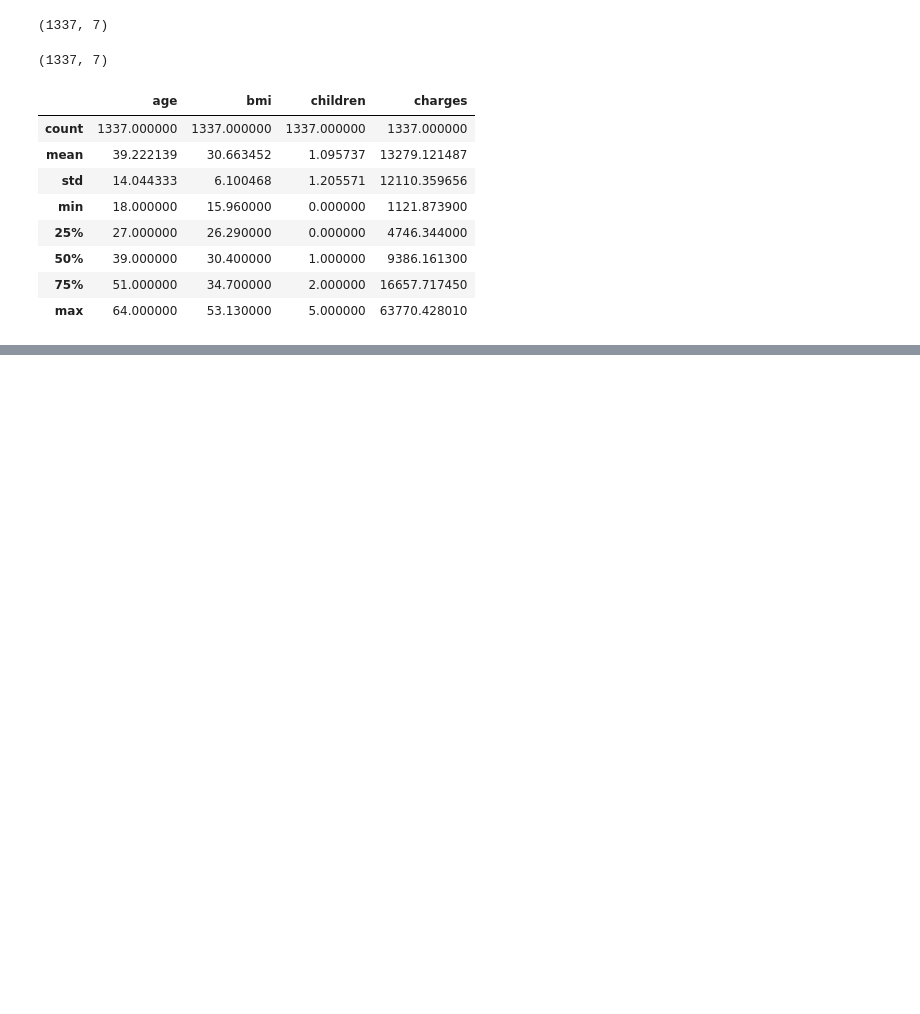
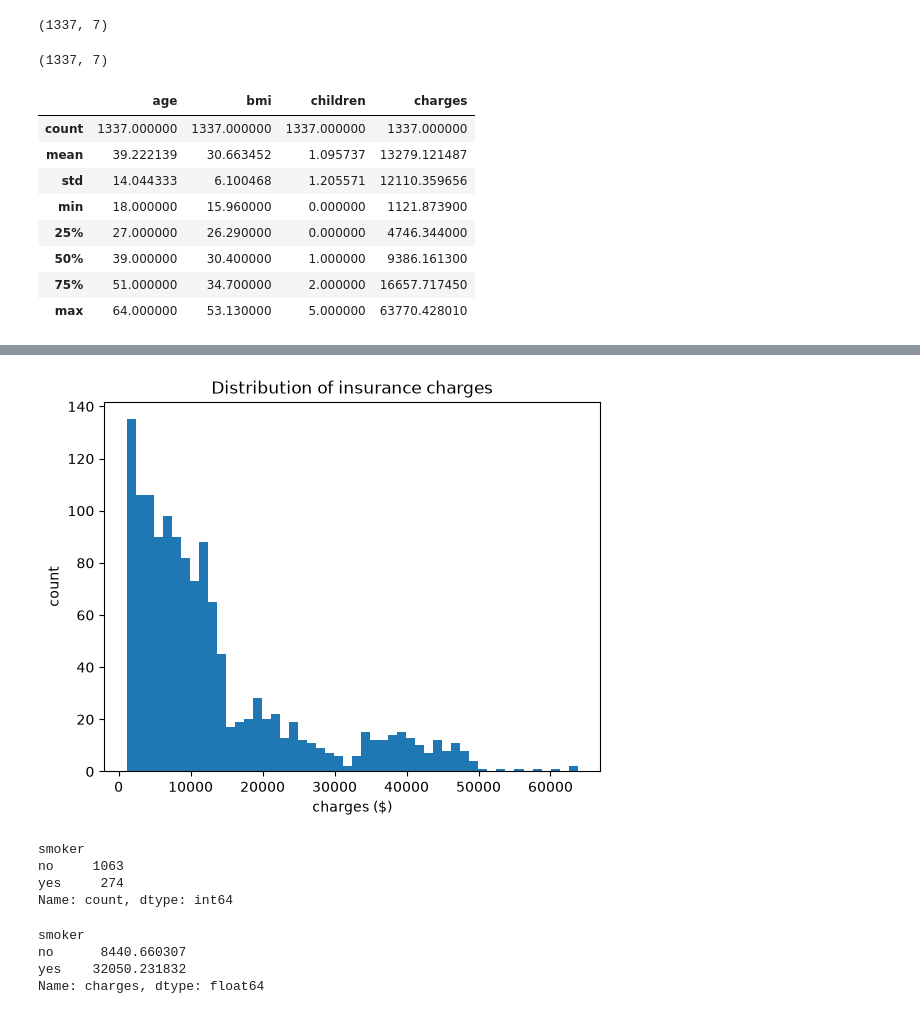
Before and after one commit to jvd1990/insurance-linear-regression-pytorch, a Jupyter notebook: insurance_linear_regression.ipynb, the cells around one changed output, grey strips where cells are left out. Saved outputs shown, nothing was run; the diff lists cells and outputs as text; code cells hidden in the pictures; blank space fills up the shorter version.

```diff
--- a/insurance_linear_regression.ipynb
+++ b/insurance_linear_regression.ipynb
@@ -97,0 +108,21 @@ df.describe()
+# %%
+plt.hist(df['charges'], bins=50)
+plt.xlabel('charges ($)')
+plt.ylabel('count')
+plt.title('Distribution of insurance charges');
+# %% [output]
+[figure, added]
+# %%
+df['smoker'].value_counts()
+# %% [output]
+smoker
+no     1063
+yes     274
+Name: count, dtype: int64
+# %%
+df.groupby('smoker')['charges'].mean()
+# %% [output]
+smoker
+no      8440.660307
+yes    32050.231832
+Name: charges, dtype: float64
```
Also changed, not shown: parts of 8 cells of this notebook.
